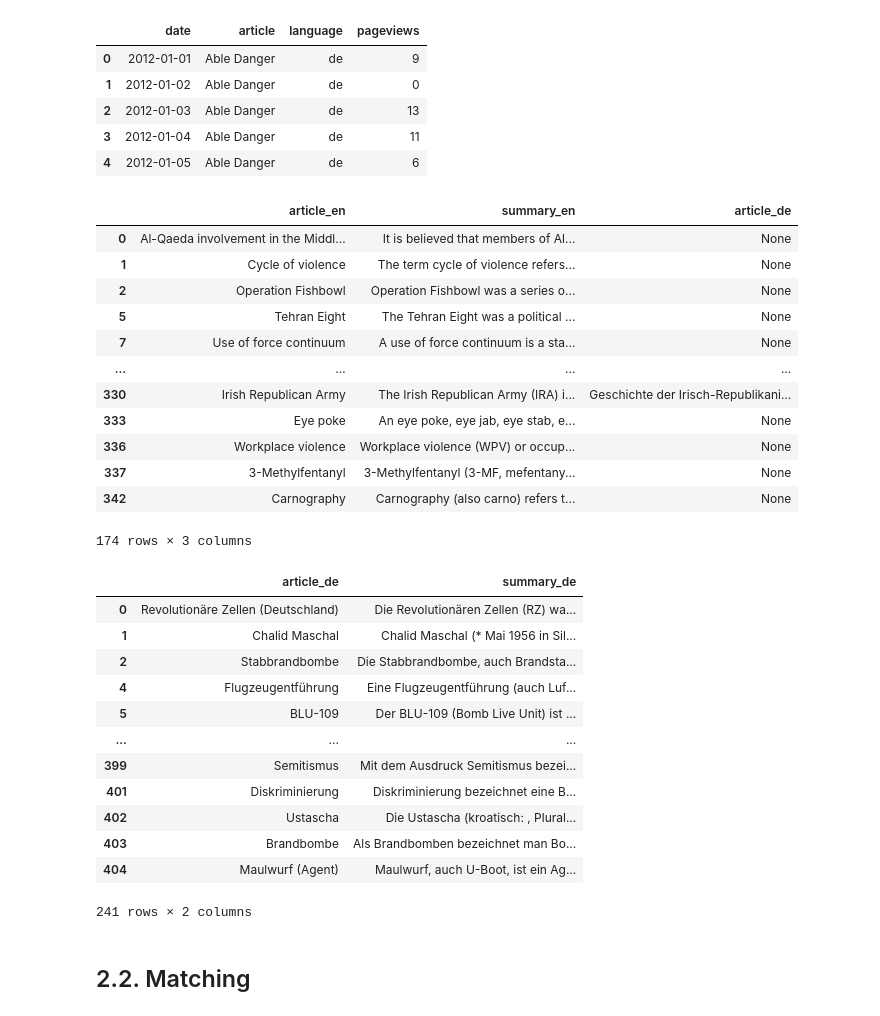
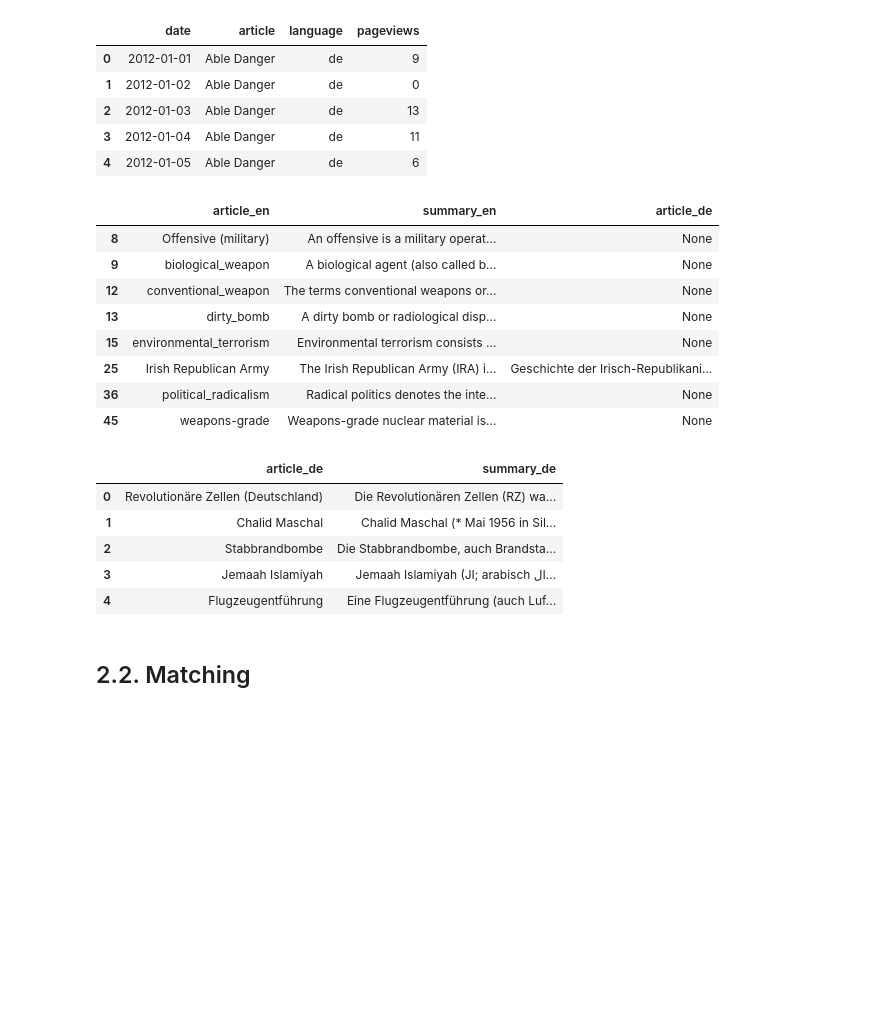
Before and after one commit to epfl-ada/ada-2020-project-milestone-p3-p3_team-aka, a Jupyter notebook: Milestone_P4.ipynb, the cells around one changed output. Cells and saved outputs as stored; diff of their text form; code cells hidden in the pictures; blank space fills up the shorter version.

```diff
--- a/Milestone_P4.ipynb
+++ b/Milestone_P4.ipynb
@@ -291,6 +387,2 @@ categories_selected_en = ['Category:Al-Qaeda','Category:Taliban','Category:Bombs
 # %% [markdown]
 ### 2.1.1 English
-# %%
-articles_en = set(terrorism_articles_en)
-for category in categories_selected_en:
-    articles_en.update(get_members_of_category(category,'en', 0, 2))
@@ -325,9 +392,9 @@ Problem fetching data for article Russian bounty program
 # %%
-# We only keep the articles that have a  meaningful amount of pageviews, or that are direct translations of an English article
-pageviews_en.loc[:,'pageviews'] = pageviews_en['pageviews'].astype(int)
-total_pageviews_en = pageviews_en.groupby('article')['pageviews'].sum()
-articles_kept_en = total_pageviews_en[total_pageviews_en > 10000].index.unique()
-pageviews_en = pageviews_en[pageviews_en.article.isin(articles_kept_en)]
+# # We only keep the articles that have a  meaningful amount of pageviews, or that are direct translations of an English article
+# pageviews_en.loc[:,'pageviews'] = pageviews_en['pageviews'].astype(int)
+# total_pageviews_en = pageviews_en.groupby('article')['pageviews'].sum()
+# articles_kept_en = total_pageviews_en[total_pageviews_en > 10000].index.unique()
+# pageviews_en = pageviews_en[pageviews_en.article.isin(articles_kept_en)]
 # %%
 len(pageviews_en.article.unique())
 # %% [output]
@@ -365,8 +434,7 @@ def get_page_summaries(pages, lang, look_for_other_lang=False, other_lang='de'):
 
     return pd.DataFrame(summaries)
 # %%
-summaries_en = get_page_summaries(pageviews_en.article.unique(), 'en', look_for_other_lang=True, other_lang='de')\
-               .drop_duplicates(['summary_en', 'article_de'])
+summaries_en = get_page_summaries(pageviews_en.article.unique(), 'en', look_for_other_lang=True, other_lang='de')
 # %%
 summaries_en.head()
 # %% [output]
@@ -442,39 +510,28 @@ pageviews_de = pageviews_de[pageviews_de.article.isin(articles_kept) |
 summaries_en[~summaries_en['article_de'].isin(pageviews_de.article.unique())]
 # %% [output]
 |  | article_en | summary_en | article_de |
-| 0 | Al-Qaeda involvement in the Middl... | It is believed that members of Al... | None |
-| 1 | Cycle of violence | The term cycle of violence refers... | None |
-| 2 | Operation Fishbowl | Operation Fishbowl was a series o... | None |
-| 5 | Tehran Eight | The Tehran Eight was a political ... | None |
-| 7 | Use of force continuum | A use of force continuum is a sta... | None |
-| ... | ... | ... | ... |
-| 330 | Irish Republican Army | The Irish Republican Army (IRA) i... | Geschichte der Irisch-Republikani... |
-| 333 | Eye poke | An eye poke, eye jab, eye stab, e... | None |
-| 336 | Workplace violence | Workplace violence (WPV) or occup... | None |
-| 337 | 3-Methylfentanyl | 3-Methylfentanyl (3-MF, mefentany... | None |
-| 342 | Carnography | Carnography (also carno) refers t... | None |
+| 8 | Offensive (military) | An offensive is a military operat... | None |
+| 9 | biological_weapon | A biological agent (also called b... | None |
+| 12 | conventional_weapon | The terms conventional weapons or... | None |
+| 13 | dirty_bomb | A dirty bomb or radiological disp... | None |
+| 15 | environmental_terrorism | Environmental terrorism consists ... | None |
+| 25 | Irish Republican Army | The Irish Republican Army (IRA) i... | Geschichte der Irisch-Republikani... |
+| 36 | political_radicalism | Radical politics denotes the inte... | None |
+| 45 | weapons-grade | Weapons-grade nuclear material is... | None |
-174 rows × 3 columns
 # %%
-summaries_de = get_page_summaries(pageviews_de.article.unique(), 'de', look_for_other_lang=False)\
-               .drop_duplicates(['summary_de'])
+# get summaries, drop duplicates in case two page names link to the same page
+summaries_de = get_page_summaries(pageviews_de.article.unique(), 'de', look_for_other_lang=False).drop_duplicates(['summary_de'])
 # %%
 summaries_de = summaries_de.loc[~summaries_de.article_de.isin(summaries_en.article_de.unique())]
 # %%
-summaries_de
+summaries_de.head()
 # %% [output]
 |  | article_de | summary_de |
 | 0 | Revolutionäre Zellen (Deutschland) | Die Revolutionären Zellen (RZ) wa... |
 | 1 | Chalid Maschal | Chalid Maschal (* Mai 1956 in Sil... |
 | 2 | Stabbrandbombe | Die Stabbrandbombe, auch Brandsta... |
+| 3 | Jemaah Islamiyah | Jemaah Islamiyah (JI; arabisch ال... |
 | 4 | Flugzeugentführung | Eine Flugzeugentführung (auch Luf... |
-| 5 | BLU-109 | Der BLU-109 (Bomb Live Unit) ist ... |
-| ... | ... | ... |
-| 399 | Semitismus | Mit dem Ausdruck Semitismus bezei... |
-| 401 | Diskriminierung | Diskriminierung bezeichnet eine B... |
-| 402 | Ustascha | Die Ustascha (kroatisch: , Plural... |
-| 403 | Brandbombe | Als Brandbomben bezeichnet man Bo... |
-| 404 | Maulwurf (Agent) | Maulwurf, auch U-Boot, ist ein Ag... |
-241 rows × 2 columns
 # %% [markdown]
 ## 2.2. Matching
 # %%
```
Also changed, not shown: parts of 51 cells of this notebook.
